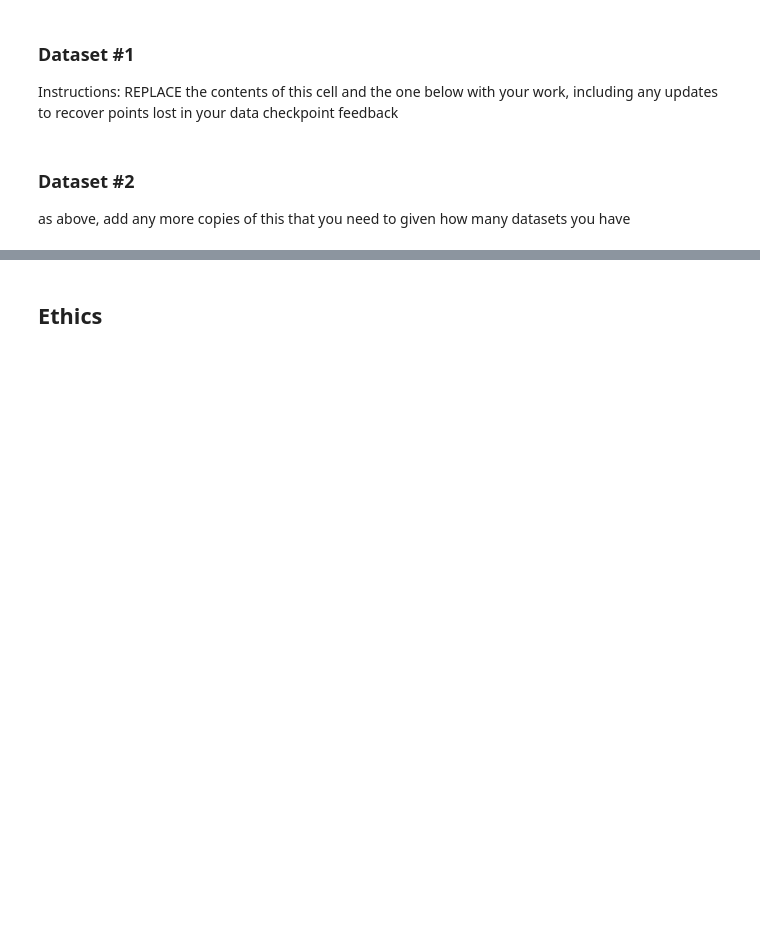
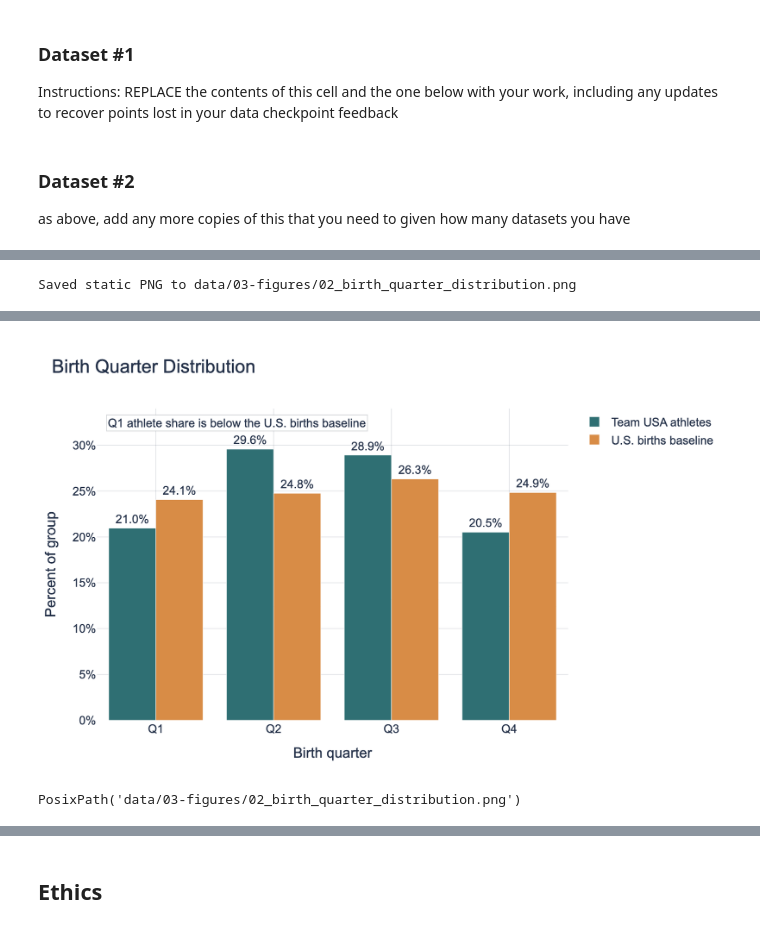
Before and after one commit to COGS108/Group-SP26-092, a Jupyter notebook: 02-EDACheckpoint.ipynb, the cells around one changed output, grey strips where cells are left out. Saved outputs shown, nothing was run; the diff lists cells and outputs as text; code cells hidden in the pictures; blank space fills up the shorter version.

```diff
--- a/02-EDACheckpoint.ipynb
+++ b/02-EDACheckpoint.ipynb
@@ -259,0 +436,41 @@ The box, violin, and strip plots below check whether age outliers are concentrat
+# %%
+# Plot 2: Collapse months into quarters to align with the relative-age-effect hypothesis.
+# The quarter view reduces month-to-month noise and makes Q1/Q4 comparisons easier to read.
+quarter_long = quarter_dist[['quarter_label', 'athlete_percent', 'percent_births']].melt(
+    id_vars='quarter_label',
+    value_vars=['athlete_percent', 'percent_births'],
+    var_name='group',
+    value_name='percent',
+)
+quarter_long['group'] = quarter_long['group'].map({
+    'athlete_percent': 'Team USA athletes',
+    'percent_births': 'U.S. births baseline',
+})
+fig = px.bar(
+    quarter_long,
+    x='quarter_label',
+    y='percent',
+    color='group',
+    barmode='group',
+    category_orders={'quarter_label': QUARTER_LABELS},
+    color_discrete_map={'Team USA athletes': COLORS['athletes'], 'U.S. births baseline': COLORS['us']},
+    labels={'quarter_label': 'Birth quarter', 'percent': 'Percent of group'},
+    text=quarter_long['percent'].map(lambda value: f'{value:.1f}%'),
+)
+fig.update_traces(textposition='outside', cliponaxis=False)
+fig.update_yaxes(range=[0, 34], ticksuffix='%')
+fig.add_annotation(
+    x=0.02,
+    y=0.98,
+    xref='paper',
+    yref='paper',
+    text='Q1 athlete share is below the U.S. births baseline',
+    showarrow=False,
+    align='left',
+    bgcolor='rgba(255,255,255,0.85)',
+    bordercolor='rgba(104,112,118,0.25)',
+    borderwidth=1,
+)
+save_and_show_plot(fig, 'Birth Quarter Distribution', width=820, height=520)
+# %% [output]
+Saved static PNG to data/03-figures/02_birth_quarter_distribution.png
@@ -259,0 +478,2 @@ The box, violin, and strip plots below check whether age outliers are concentrat
+[figure, added]
+PosixPath('data/03-figures/02_birth_quarter_distribution.png')
```
Also changed, not shown: parts of 26 cells of this notebook, 13 other files.
